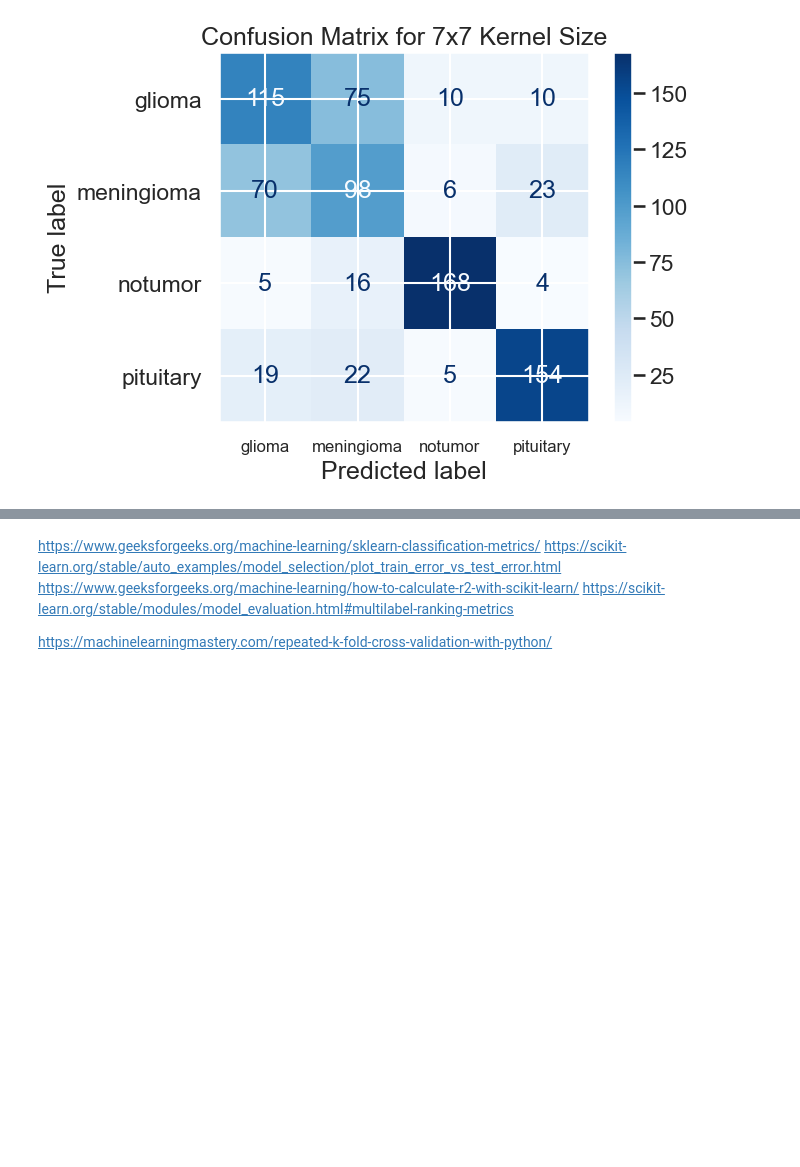
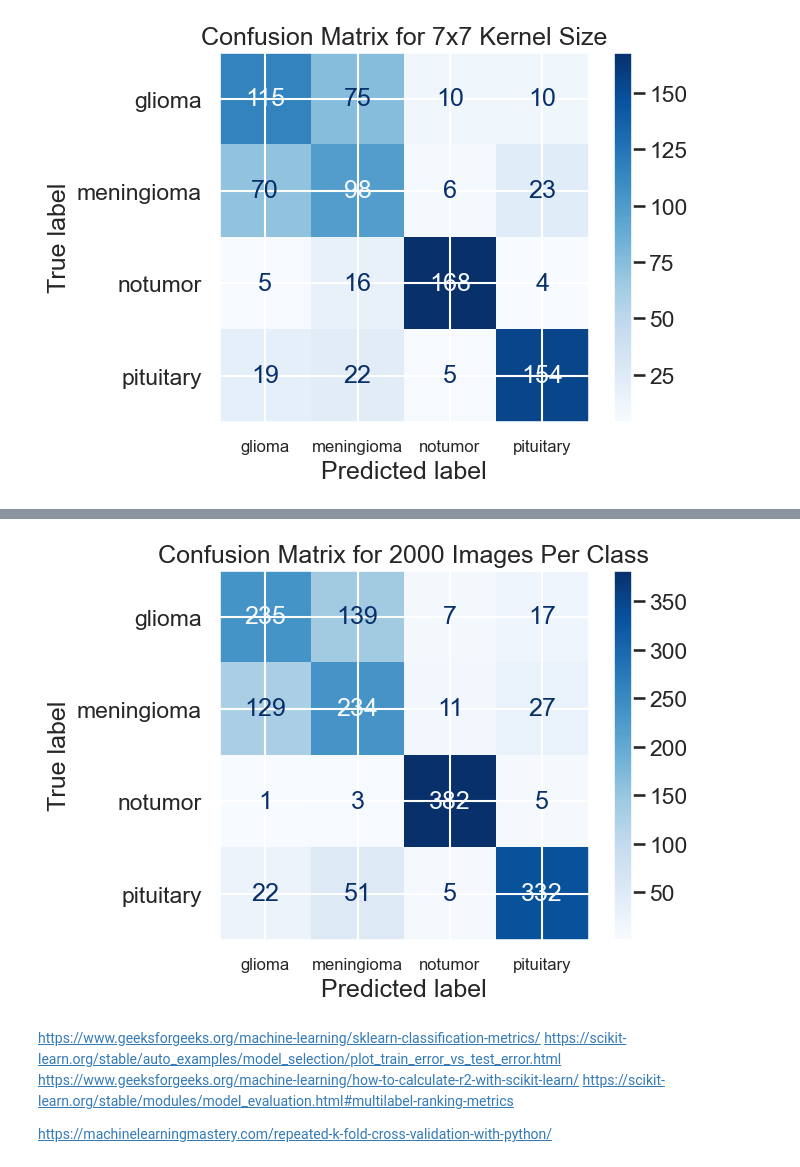
Before and after one commit to gilololol64/DataScienceProject, a Jupyter notebook: sample.ipynb, the cells around one changed output, grey strips where cells are left out. Saved outputs shown, nothing was run; the diff lists cells and outputs as text; code cells hidden in the pictures; blank space fills up the shorter version.

```diff
--- a/sample.ipynb
+++ b/sample.ipynb
@@ -288,3 +329,18 @@ result = get_single_result_mlr(size=1000, img_dim=img_dim, solver="newton-cg", t
+# %%
+cm_100 = results[100][3]
+cm_200 = results[200][3]
+cm_500 = results[500][3]
+cm_1000 = results[1000][3]
+cm_2000 = results[2000][3]
+
+disp = ConfusionMatrixDisplay(confusion_matrix=cm_2000, display_labels=labels)
+disp.plot(cmap=plt.cm.Blues) # Customize colormap if desired
+disp.ax_.set_xticklabels(labels, fontsize=12)
+plt.title("Confusion Matrix for 2000 Images Per Class")
+
+plt.show()
+# %% [output]
+[figure, added]
 # %%
 from sklearn.cluster import KMeans
 from sklearn.metrics import classification_report, r2_score
```
Also changed, not shown: parts of 3 cells of this notebook, 1 other file.
